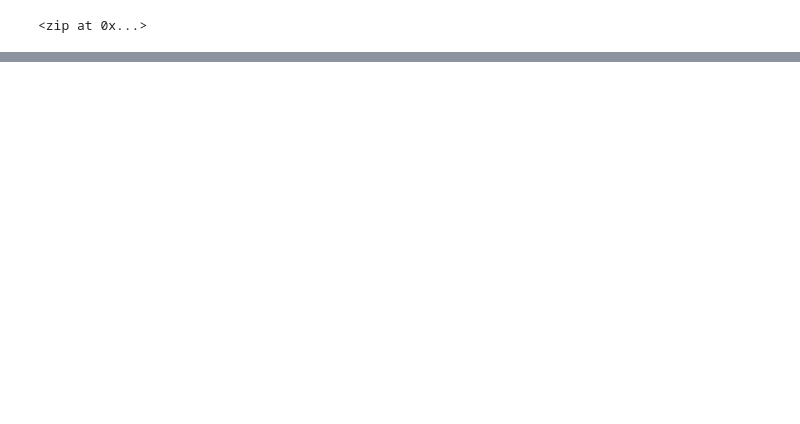
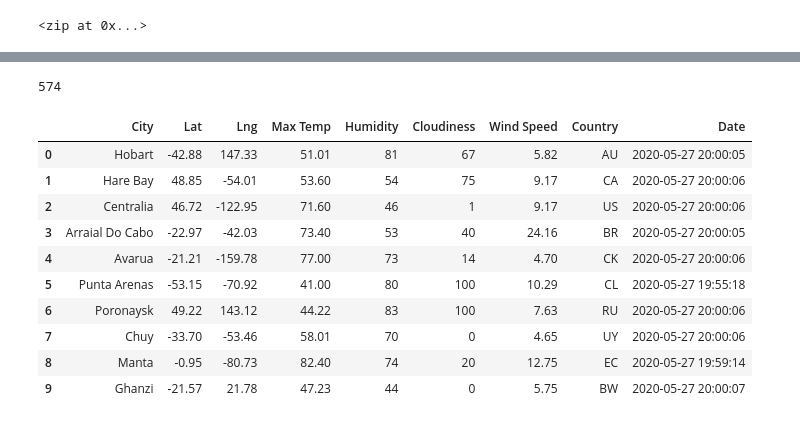
Before and after one commit to luisvegai/World_Weather_Analysis, a Jupyter notebook: WeatherPy.ipynb, the cells around one changed output, grey strips where cells are left out. Drawn from its saved outputs; the diff is of its cells as text; code cells hidden in the pictures; blank space fills up the shorter version.

```diff
--- a/WeatherPy.ipynb
+++ b/WeatherPy.ipynb
@@ -17,3 +19,9 @@ coordinates = list(lat_lngs)
 # %%
 # Use the citipy module to determine city based on latitude and longitude.
 from citipy import citipy
+# %%
+# Import the API key.
+from config import weather_api_key
+# Starting URL for Weather Map API Call.
+url = "http://api.openweathermap.org/data/2.5/weather?units=Imperial&APPID=" + weather_api_key
+print(url)
@@ -33,0 +44,10 @@ len(cities)
+# %%
+# Create an empty list to hold the weather data.
+city_data = []
+# Print the beginning of the logging.
+print("Beginning Data Retrieval     ")
+print("-----------------------------")
+
+# Create counters.
+record_count = 1
+set_count = 1
@@ -33,0 +124,20 @@ len(cities)
+# %%
+len(city_data)
+# %% [output]
+574
+# %%
+# Convert the array of dictionaries to a Pandas DataFrame.
+city_data_df = pd.DataFrame(city_data)
+city_data_df.head(10)
+# %% [output]
+|  | City | Lat | Lng | Max Temp | Humidity | Cloudiness | Wind Speed | Country | Date |
+| 0 | Hobart | -42.88 | 147.33 | 51.01 | 81 | 67 | 5.82 | AU | 2020-05-27 20:00:05 |
+| 1 | Hare Bay | 48.85 | -54.01 | 53.60 | 54 | 75 | 9.17 | CA | 2020-05-27 20:00:06 |
+| 2 | Centralia | 46.72 | -122.95 | 71.60 | 46 | 1 | 9.17 | US | 2020-05-27 20:00:06 |
+| 3 | Arraial Do Cabo | -22.97 | -42.03 | 73.40 | 53 | 40 | 24.16 | BR | 2020-05-27 20:00:05 |
+| 4 | Avarua | -21.21 | -159.78 | 77.00 | 73 | 14 | 4.70 | CK | 2020-05-27 20:00:06 |
+| 5 | Punta Arenas | -53.15 | -70.92 | 41.00 | 80 | 100 | 10.29 | CL | 2020-05-27 19:55:18 |
+| 6 | Poronaysk | 49.22 | 143.12 | 44.22 | 83 | 100 | 7.63 | RU | 2020-05-27 20:00:06 |
+| 7 | Chuy | -33.70 | -53.46 | 58.01 | 70 | 0 | 4.65 | UY | 2020-05-27 20:00:06 |
+| 8 | Manta | -0.95 | -80.73 | 82.40 | 74 | 20 | 12.75 | EC | 2020-05-27 19:59:14 |
+| 9 | Ghanzi | -21.57 | 21.78 | 47.23 | 44 | 0 | 5.75 | BW | 2020-05-27 20:00:07 |
```
Also changed, not shown: parts of 8 cells of this notebook, 3 other files.
